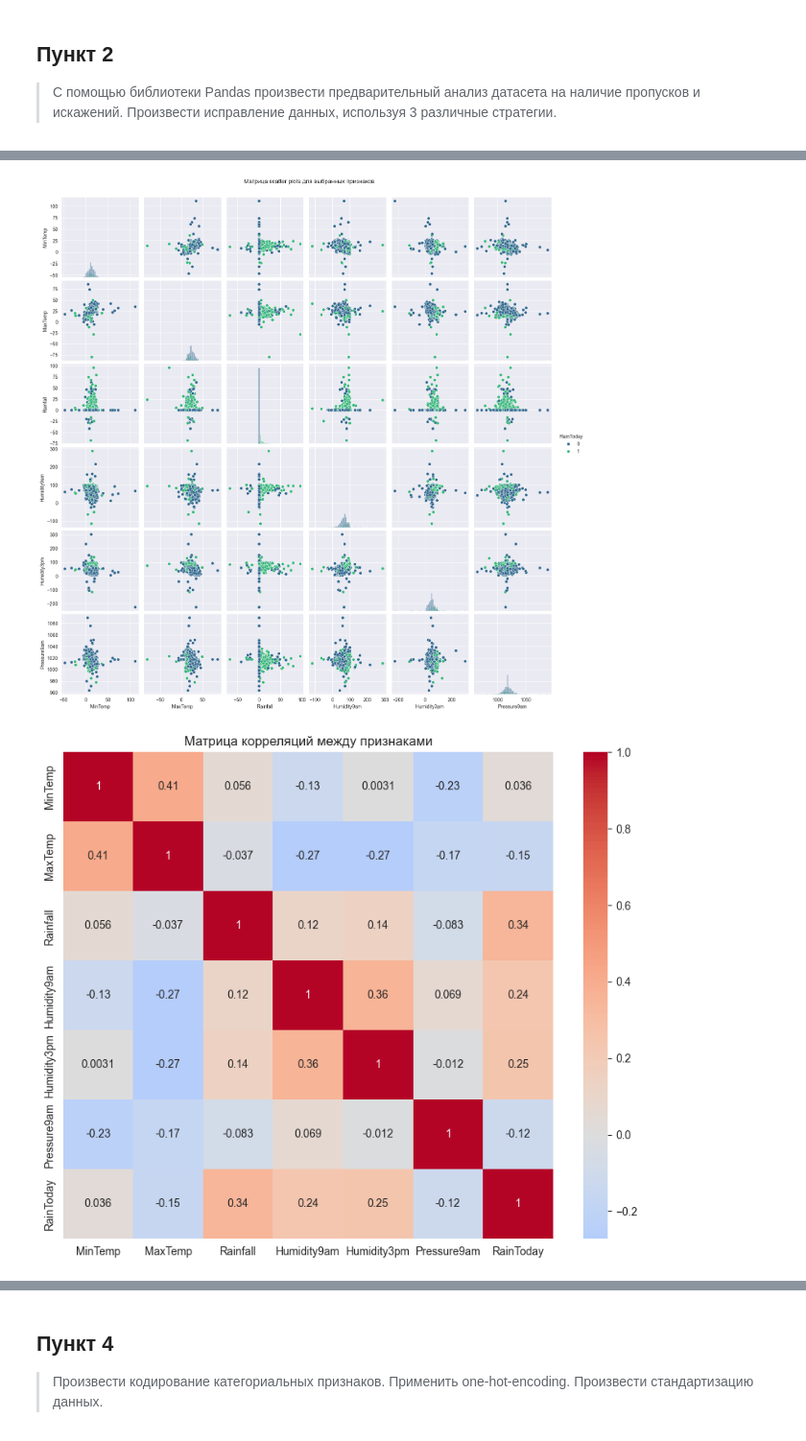
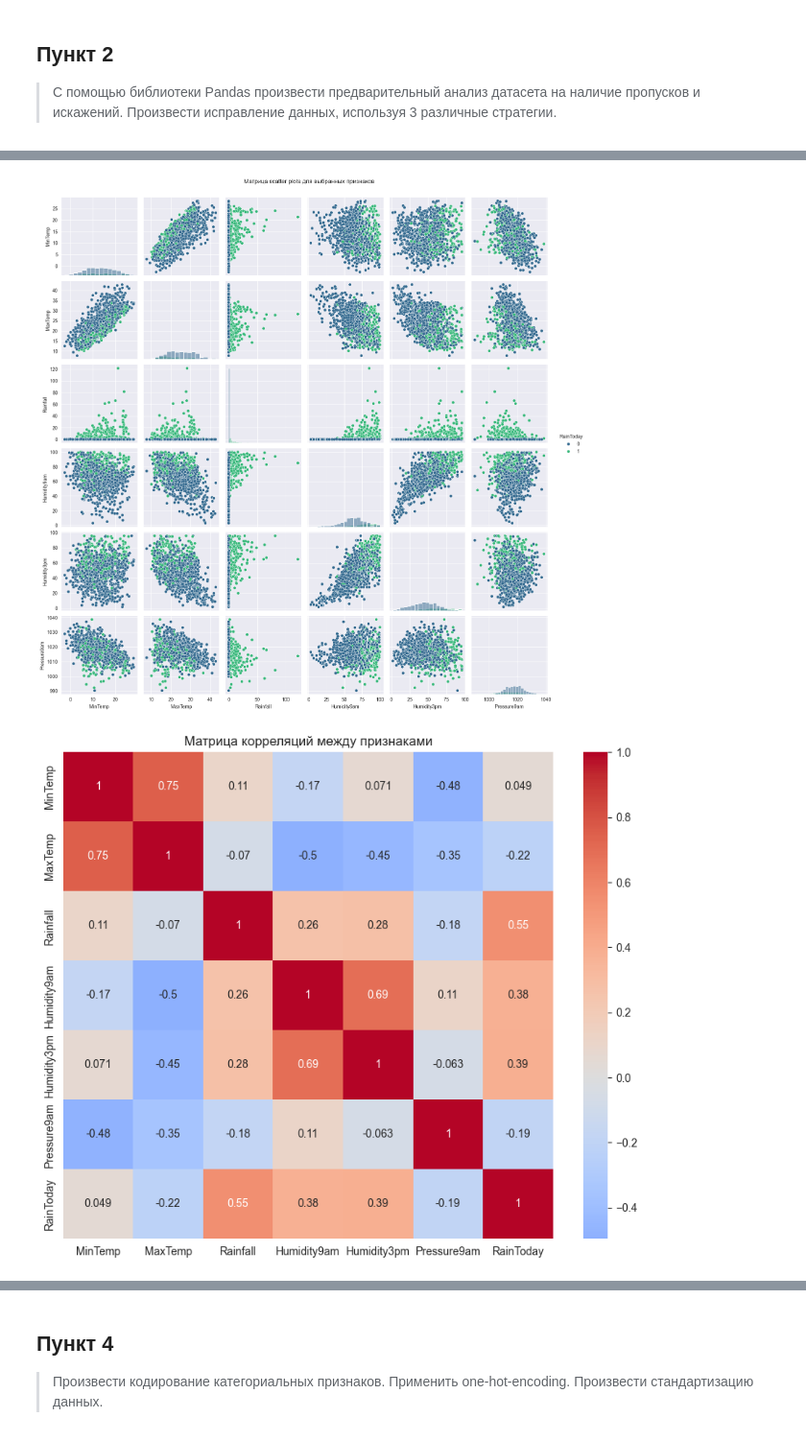
Before and after one commit to SiegfriedSchmidt/PythonSeminar, a Jupyter notebook: research-first/notebook.ipynb, the cells around one changed output, grey strips where cells are left out. Shown at 96% size. Saved outputs shown, nothing was run; the diff lists cells and outputs as text; code cells hidden in the pictures.

```diff
--- a/research-first/notebook.ipynb
+++ b/research-first/notebook.ipynb
@@ -173,26 +168,20 @@ print(f"Стратегия 3 (интерполяция): {df_strategy3.isnull().
 # %%
-# Выберем подмножество числовых признаков для визуализации
+# выберем часть числовых признаков для визуализации
 numerical_features = ['MinTemp', 'MaxTemp', 'Rainfall', 'Humidity9am', 'Humidity3pm', 'Pressure9am']
-df_viz = df_strategy2[numerical_features + ['RainToday']].dropna()
+df_viz = df_strategy1[numerical_features + ['RainToday']].dropna()
 df_viz['RainToday'] = df_viz['RainToday'].map({'Yes': 1, 'No': 0})
 
-# Матрица scatter plots
+# матрица scatter plots
 sns.pairplot(df_viz.sample(1000), hue='RainToday', diag_kind='hist', palette='viridis')
 plt.suptitle('Матрица scatter plots для выбранных признаков', y=1.02)
 plt.show()
 
-# Heatmap корреляций
+# heatmap корреляций
 plt.figure(figsize=(10, 8))
 correlation_matrix = df_viz.corr()
 sns.heatmap(correlation_matrix, annot=True, cmap='coolwarm', center=0)
 plt.title('Матрица корреляций между признаками')
 plt.show()
-
-print("Выводы по визуализации:")
-print("1. Высокая корреляция между MinTemp и MaxTemp (ожидаемо)")
-print("2. Влажность (Humidity9am, Humidity3pm) показывает умеренную корреляцию с дождем")
-print("3. Давление имеет отрицательную корреляцию с вероятностью дождя")
-print("4. Из-за большого количества признаков полный анализ требует уменьшения размерности")
 # %% [output]
-[figure, old version]
+[figure, new version]
-[figure, old version]
+[figure, new version]
```
Also changed, not shown: parts of 15 cells of this notebook.
